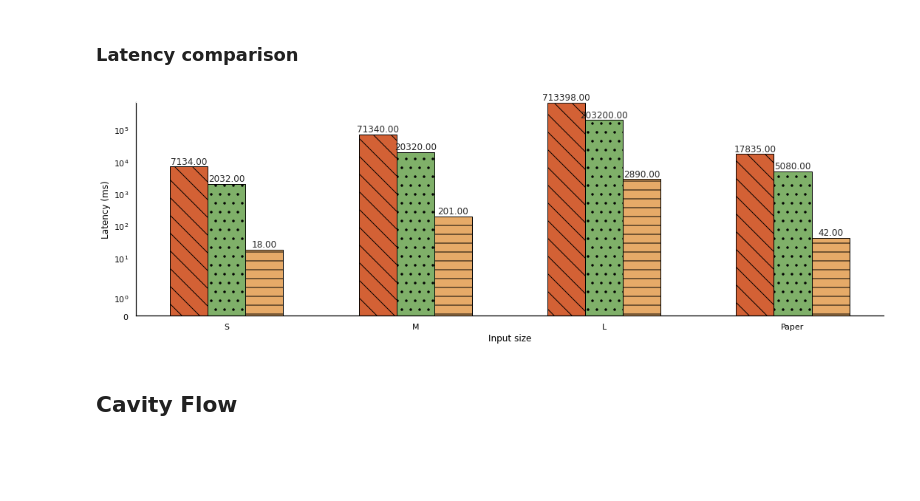
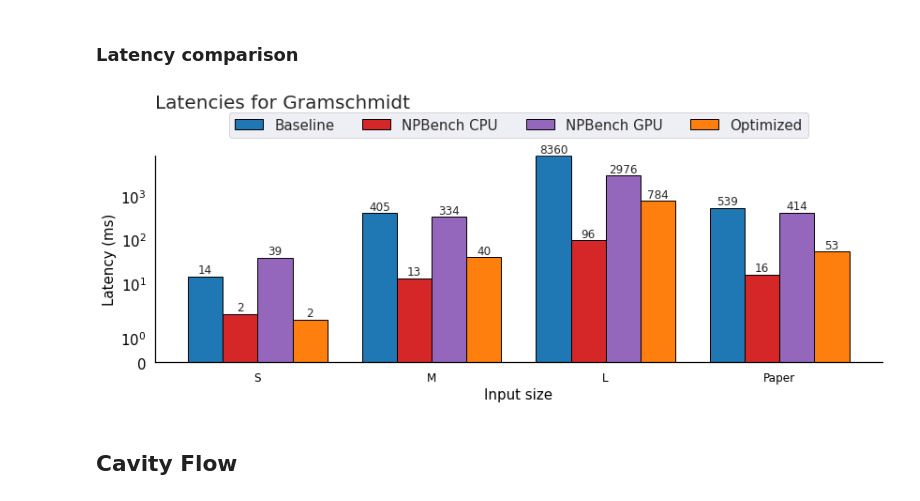
Before and after one commit to fabianlandwehr1/DPHPC-Project, a Jupyter notebook: graphs/DPHPC Graphs.ipynb, the cells around one changed output. Saved outputs shown, nothing was run; the diff lists cells and outputs as text; code cells hidden in the pictures; blank space fills up the shorter version.

```diff
--- a/graphs/DPHPC Graphs.ipynb
+++ b/graphs/DPHPC Graphs.ipynb
@@ -513,71 +520,69 @@ kernel_name = 'Gramschmidt'
 input_size = ['S', 'M', 'L', 'Paper']
 input_size_xaxis_ticks = np.array(range(0, len(input_size)))
 
-baseline =    np.array([7134,71340,713398,17835])
-optimized_1 = np.array([2032,20320,203200,5080])
-npbench_cpu = np.array([18,201,2890,42])
+baseline =    np.array([14.325,405,8359.7,539])
+optimized_1 = np.array([1.749,40,783.78,53.4])
+npbench_cpu = np.array([2,13,96,16])
+npbench_gpu = np.array([39,334,2976,414])
 
 ## PLOT ####################################################################################
-fig = plt.figure(figsize=(15, 5))
+fig = plt.figure(figsize=(12, 5))
 ax1 = fig.add_subplot(111)
 ax1.set_facecolor('None')
 
 bar_width = 0.2
 
-rects3 = ax1.bar(input_size_xaxis_ticks - bar_width, baseline, width= bar_width, color=color_baseline,
-       label="Baseline", hatch=hatch_baseline, edgecolor = 'black')
+rects3 = ax1.bar(input_size_xaxis_ticks - 1.5*bar_width, baseline, width= bar_width, color=color_baseline,
+       label="Baseline", edgecolor = 'black')
 
-rects2 = ax1.bar(input_size_xaxis_ticks, optimized_1, width= bar_width, color=color_optimized1,
-       label="Optimized 1", hatch=hatch_optimized1, edgecolor = 'black')
+rects1 = ax1.bar(input_size_xaxis_ticks - 0.5*bar_width, npbench_cpu, width= bar_width, color=color_npbench_CPU,
+       label="NPBench CPU", edgecolor = 'black')
 
-rects1 = ax1.bar(input_size_xaxis_ticks + bar_width, npbench_cpu, width= bar_width, color=color_npbench_CPU,
-       label="NPBench CPU", hatch=hatch_npbench_CPU, edgecolor = 'black')
+rects4 = ax1.bar(input_size_xaxis_ticks + 0.5*bar_width, npbench_gpu, width= bar_width, color=color_npbench_GPU,
+       label="NPBench GPU", edgecolor = 'black')
 
-ax.set_title('Latencies for {}'.format(kernel_name), loc='left', fontdict={'fontsize': 18, 'fontweight': 'medium'}, pad = 20)
+rects2 = ax1.bar(input_size_xaxis_ticks + 1.5*bar_width, optimized_1, width= bar_width, color=color_optimized1,
+       label="Optimized", edgecolor = 'black')
+
+def autolabel(rects):
+    """
+    Attach a text label above each bar displaying its height
+    """
+    for rect in rects:
+        height = rect.get_height()
+        ax1.text(rect.get_x() + rect.get_width()/2., 1.02*height,
+                '%.0f' % height, fontsize=12,
+                ha='center', va='bottom')
+
+autolabel(rects1)
+autolabel(rects2)
+autolabel(rects3)
+autolabel(rects4)
+
+## PLOT settings #########################################################################
+
+ax1.set_title('Latencies for {}'.format(kernel_name), loc='left', pad = 50)
 ax1.set_xlabel('Input size', color='black')
 ax1.set_ylabel('Latency (ms)', color='black')
 ax1.set_xticks(input_size_xaxis_ticks)
 ax1.set_xticklabels(input_size)
 ax1.tick_params(axis='x', labelcolor='black')
 ax1.tick_params(axis='y', labelcolor='black')
 ax1.spines['bottom'].set_color('black')
 ax1.spines['left'].set_color('black')
 ax.tick_params(axis='x', colors='black')
-# ax.xticks #TODO
 ax.xaxis.label.set_color('black')
 ax.yaxis.label.set_color('black')
-# plt.legend(loc='upper left')
 ax.yaxis.set_label_coords(0.25, .99999)
-# plt.axvline(x=4.5, color='black')
 ax1.set_yscale('symlog')
 
-# yticklocs = [0, 1, 2, 5, 10]
-# ax1.set_yticks(yticklocs)
-# ax1.set_yticklabels(yticklocs)
-# ax1.yaxis.set_major_locator(plt.NullLocator())
-
-# ax1.autoscale(tight = True)
-
-def autolabel(rects):
-    """
-    Attach a text label above each bar displaying its height
-    """
-    for rect in rects:
-        height = rect.get_height()
-        ax1.text(rect.get_x() + rect.get_width()/2., 1.02*height,
-                '%.2f' % height, fontsize=12,
-                ha='center', va='bottom')
-
-autolabel(rects1)
-autolabel(rects2)
-autolabel(rects3)
-
+plt.legend(ncol = 4, loc='upper center', bbox_to_anchor=(0.5, 1.24))
 plt.tight_layout() #Cuts waste white space
-plt.savefig('{}_latency.pdf'.format(kernel_name),
+plt.savefig('./{}_latency.pdf'.format(kernel_name),
             facecolor=fig.get_facecolor(),bbox_inches="tight", edgecolor='None',dpi=500)
 plt.show()
 # %% [output]
-[figure, old version]
+[figure, new version]
 # %% [markdown]
 ## Cavity Flow
 # %% [markdown]
```
Also changed, not shown: parts of 13 cells of this notebook, 10 other files.
